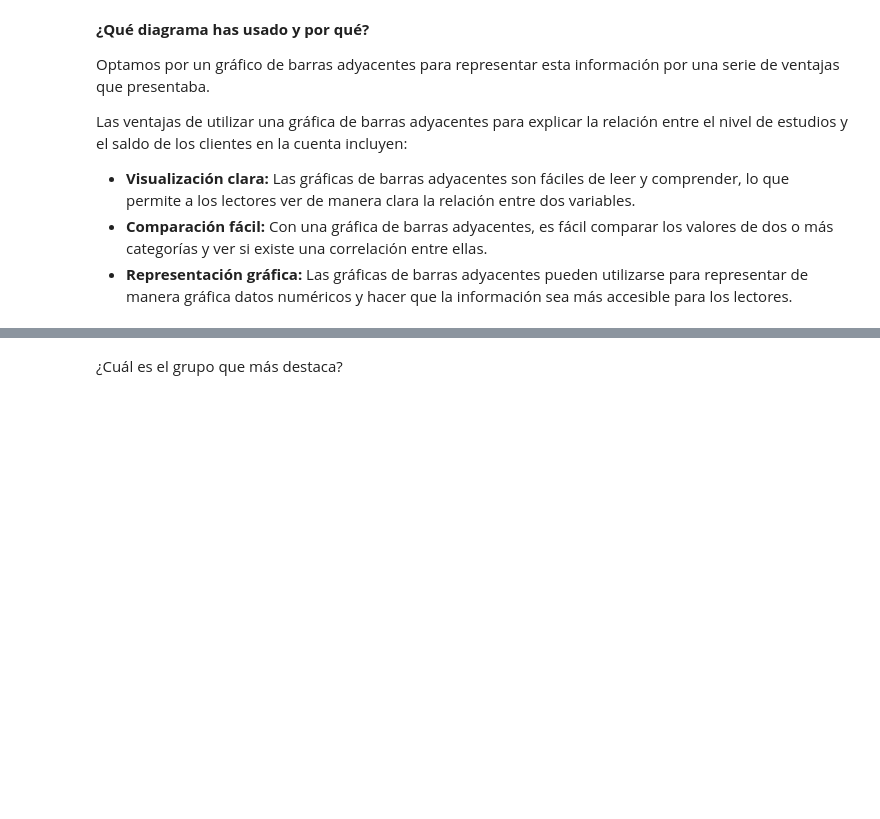
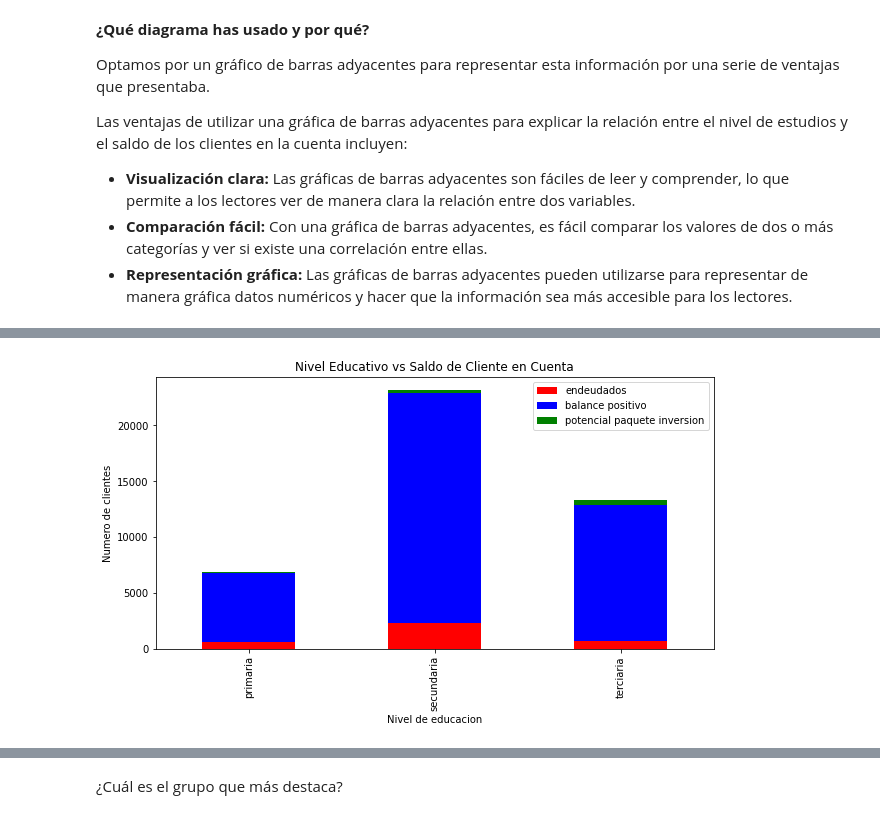
Before and after one commit to Yedramartinolmos/L1P2, a Jupyter notebook: Copia_de_banco_ufv.ipynb, the cells around one changed output, grey strips where cells are left out. Cells and saved outputs as stored; diff of their text form; code cells hidden in the pictures; blank space fills up the shorter version.

```diff
--- a/Copia_de_banco_ufv.ipynb
+++ b/Copia_de_banco_ufv.ipynb
@@ -370,0 +434,26 @@ plt.show()
+# %%
+import pandas as pd
+import matplotlib.pyplot as plt
+
+# Read the data into a Pandas dataframe
+data = {'Education': ['primaria', 'secundaria', 'terciaria'],
+        'endeudados': [607, 2311, 720],
+        'balance positivo': [6160, 20590, 12177],
+        'potencial paquete inversion': [84, 301, 404]}
+df = pd.DataFrame(data)
+
+# Set the index of the dataframe to the 'education' column
+df = df.set_index('Education')
+
+# Plot the data as a stacked bar graph
+df.plot(kind='bar', stacked=True, figsize=(10,5), color=['red', 'blue', 'green'])
+
+# Add labels and title to the graph
+plt.xlabel('Nivel de educacion')
+plt.ylabel('Numero de clientes')
+plt.title('Nivel Educativo vs Saldo de Cliente en Cuenta')
+
+# Show the graph
+plt.show()
+# %% [output]
+[figure, added]
```
Also changed, not shown: parts of 15 cells of this notebook.
